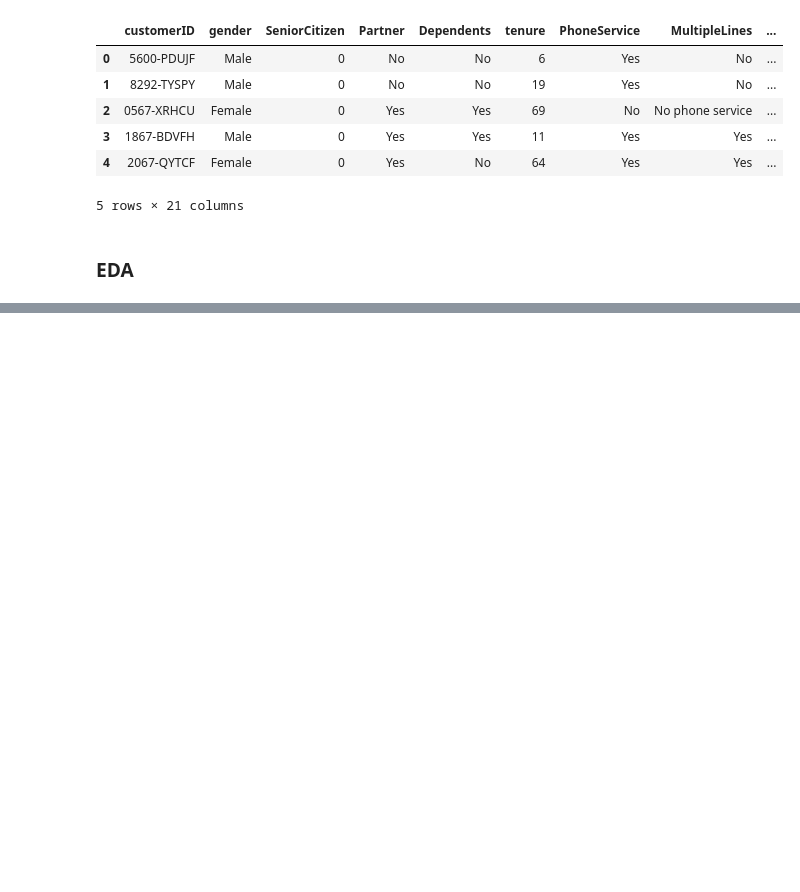
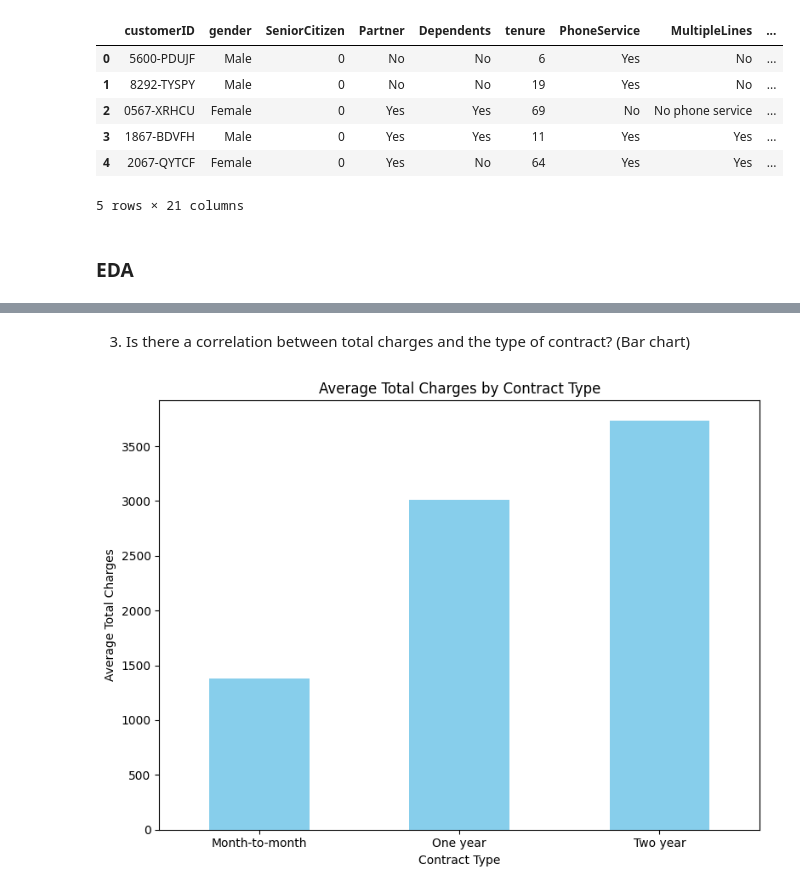
Before and after one commit to analystdee/lp2_customer_churn_prediction, a Jupyter notebook: file.ipynb, the cells around one changed output, grey strips where cells are left out. Cells and saved outputs as stored; diff of their text form; code cells hidden in the pictures; blank space fills up the shorter version.

```diff
--- a/file.ipynb
+++ b/file.ipynb
@@ -173,0 +398,17 @@ Univarate Analysis
+# %% [markdown]
+3. Is there a correlation between total charges and the type of contract? (Bar chart)
+# %%
+
+avg_total_charges = data1.groupby('Contract')['TotalCharge'].mean()
+
+# Create a bar plot for average total charges by contract type
+plt.figure(figsize=(8, 6))
+avg_total_charges.plot(kind='bar', color='skyblue')
+plt.title('Average Total Charges by Contract Type')
+plt.xlabel('Contract Type')
+plt.ylabel('Average Total Charges')
+plt.xticks(rotation=0)
+plt.tight_layout()
+plt.show()
+# %% [output]
+[figure, added]
```
Also changed, not shown: parts of 68 cells of this notebook.
